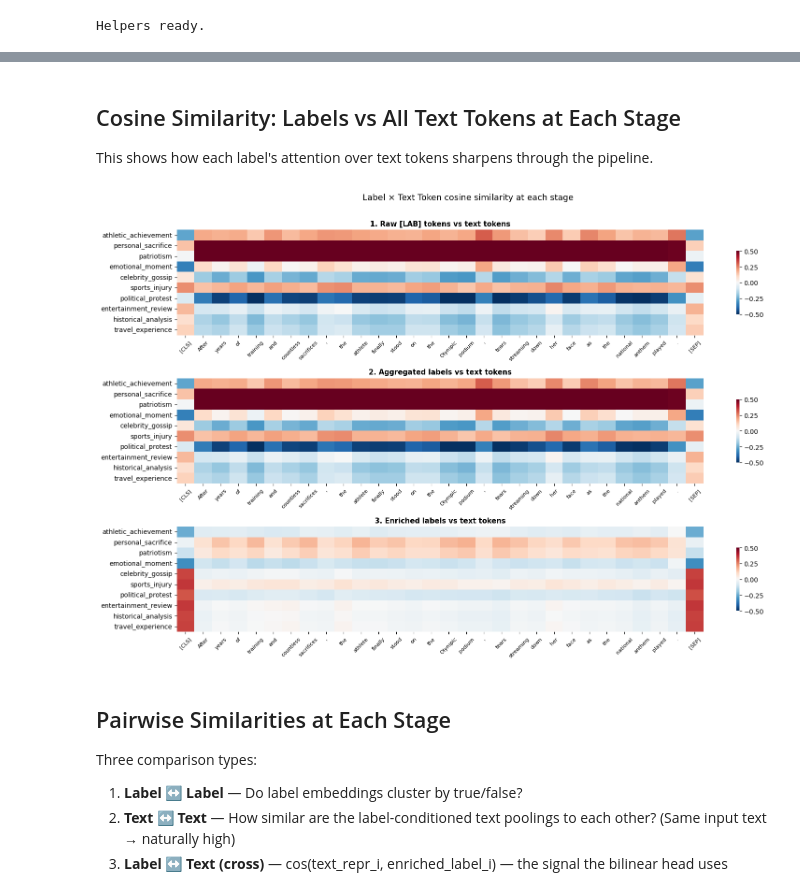
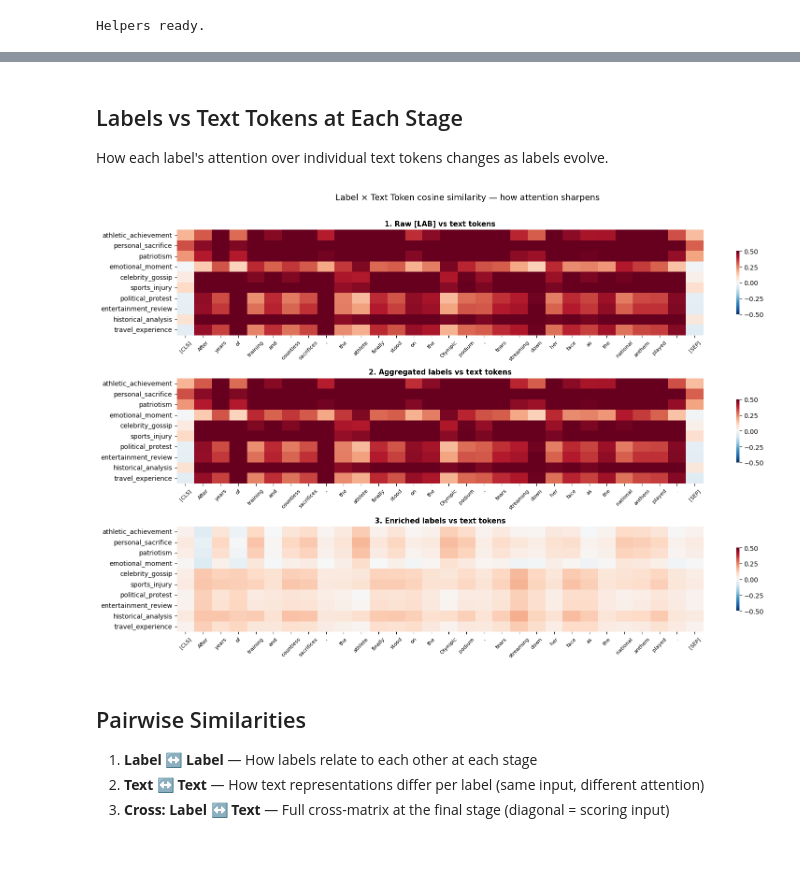
Before and after one commit to KameniAlexNea/zero-shot-classification, a Jupyter notebook: notebooks/ForwardPassVisualization.ipynb, the cells around one changed output, grey strips where cells are left out. Cells and saved outputs as stored; diff of their text form; code cells hidden in the pictures; blank space fills up the shorter version.

```diff
--- a/notebooks/ForwardPassVisualization.ipynb
+++ b/notebooks/ForwardPassVisualization.ipynb
@@ -16,5 +15,6 @@ Step-by-step visualization of how label and text representations evolve through
 # %%
 import sys, os
+
 sys.path.insert(0, os.path.abspath(".."))
 
 import torch
@@ -26,18 +26,18 @@ from matplotlib.gridspec import GridSpec
 
 from gliznet import GliZNetForSequenceClassification, GliZNETTokenizer
 
-# Use cuda:1 if available (cuda:0 is busy with training), else CPU
-if torch.cuda.device_count() > 1:
-    DEVICE = "cuda:1"
-elif torch.cuda.is_available():
-    free_mem = torch.cuda.mem_get_info(0)[0] / 1e9
-    DEVICE = "cuda:0" if free_mem > 2 else "cpu"
+# Select GPU with most free memory
+if torch.cuda.is_available():
+    free_mem = [torch.cuda.mem_get_info(i)[0] for i in range(torch.cuda.device_count())]
+    DEVICE = f"cuda:{free_mem.index(max(free_mem))}"
 else:
     DEVICE = "cpu"
 
-MODEL_PATH = "../results/deberta-v3-base_20260518_090859/checkpoint-36000"
+MODEL_PATH = "../results/deberta-v3-base_20260519_152126/checkpoint-4000"
 
-model = GliZNetForSequenceClassification.from_pretrained(MODEL_PATH).to(DEVICE).eval()
+model = GliZNetForSequenceClassification.from_pretrained(
+    MODEL_PATH,
+).to(DEVICE, dtype=torch.float16).eval()
 tokenizer = GliZNETTokenizer.from_pretrained(MODEL_PATH)
 
 print(f"Device: {DEVICE}")
@@ -246,47 +267,45 @@ travel_experience          0.114  0.114     0.343
 # %% [markdown]
-## Cosine Similarity: Labels vs All Text Tokens at Each Stage
+## Labels vs Text Tokens at Each Stage
 
-This shows how each label's attention over text tokens sharpens through the pipeline.
+How each label's attention over individual text tokens changes as labels evolve.
 # %%
 # Get text token strings for x-axis labels
 token_ids = batch["input_ids"][0, stages["text_positions"]].cpu().tolist()
 token_strs = tokenizer.tokenizer.convert_ids_to_tokens(token_ids)
-# Shorten for display
 token_strs = [t.replace("▁", "")[:12] for t in token_strs]
 
-text_embs = stages["text_embs"]  # (T, D)
+text_token_embs = stages["text_token_embs"]  # (T, D)
 
-# Similarity matrices: labels × text tokens
-sim_raw_text = cos_sim(stages["raw_label_embs"], text_embs)       # (K, T)
-sim_agg_text = cos_sim(stages["agg_label_embs"], text_embs)       # (K, T)
-sim_enr_text = cos_sim(stages["enriched_label_embs"], text_embs)  # (K, T)
+# Similarity matrices: labels × text tokens at each stage
+sim_raw_text = cos_sim(stages["raw_label_embs"], text_token_embs)
+sim_agg_text = cos_sim(stages["agg_label_embs"], text_token_embs)
+sim_enr_text = cos_sim(stages["enriched_label_embs"], text_token_embs)
 
 fig, axes = plt.subplots(3, 1, figsize=(16, 10))
 
 for ax, sim, title in zip(axes,
     [sim_raw_text, sim_agg_text, sim_enr_text],
-    ["1. Raw [LAB] tokens vs text tokens",
+    ["1. Raw [LAB] vs text tokens",
      "2. Aggregated labels vs text tokens",
      "3. Enriched labels vs text tokens"]):
     sns.heatmap(
         sim, ax=ax, cmap="RdBu_r", vmin=-0.5, vmax=0.5,
         xticklabels=token_strs, yticklabels=labels,
         cbar_kws={"shrink": 0.6},
     )
     ax.set_title(title, fontsize=11, fontweight="bold")
     ax.tick_params(axis="x", rotation=45, labelsize=8)
 
-plt.suptitle("Label × Text Token cosine similarity at each stage", fontsize=13, y=1.01)
+plt.suptitle("Label × Text Token cosine similarity — how attention sharpens", fontsize=13, y=1.01)
 plt.tight_layout()
 plt.show()
 # %% [output]
-[figure, old version]
+[figure, new version]
 # %% [markdown]
-## Pairwise Similarities at Each Stage
+## Pairwise Similarities
 
-Three comparison types:
-1. **Label ↔ Label** — Do label embeddings cluster by true/false?
-2. **Text ↔ Text** — How similar are the label-conditioned text poolings to each other? (Same input text → naturally high)
-3. **Label ↔ Text (cross)** — cos(text_repr_i, enriched_label_i) — the signal the bilinear head uses
+1. **Label ↔ Label** — How labels relate to each other at each stage
+2. **Text ↔ Text** — How text representations differ per label (same input, different attention)
+3. **Cross: Label ↔ Text** — Full cross-matrix at the final stage (diagonal = scoring input)
 # %%
 # ──────────────────────────────────────────────────────────────────────────────
```
Also changed, not shown: parts of 11 cells of this notebook, 2 other files.
